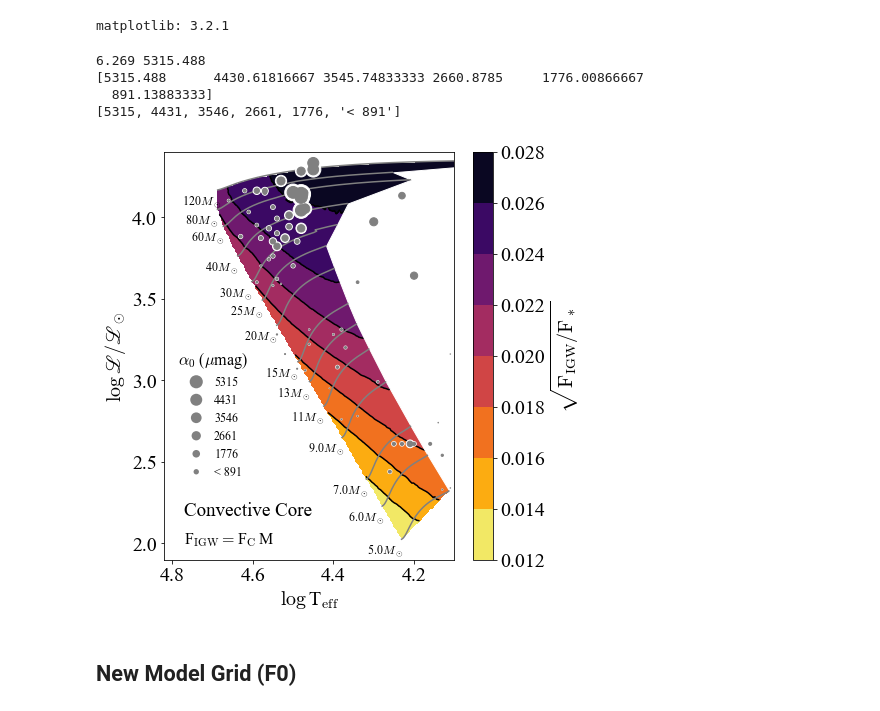
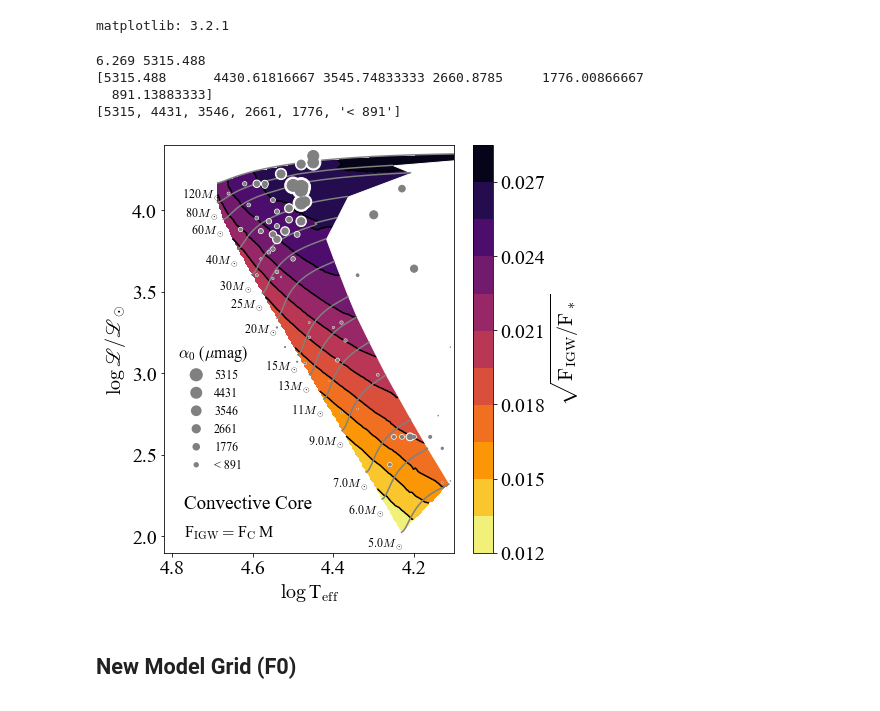
Before and after one commit to matteocantiello/rednoise, a Jupyter notebook: rednoise.ipynb, the cells around one changed output. Drawn from its saved outputs; the diff is of its cells as text; code cells hidden in the pictures.

```diff
--- a/rednoise.ipynb
+++ b/rednoise.ipynb
@@ -2270,8 +2270,8 @@ def read_models(location,lis):
     Xi, Yi = np.meshgrid(xi, yi)
     zi = interpolator(Xi, Yi)
 
-    ax.contour(xi, yi, zi, 14, colors='k')
-    cntr1 = ax.contourf(xi, yi, zi, 14, cmap='inferno_r') #cmap="YlOrRd")
+    ax.contour(xi, yi, zi, 10, colors='k')
+    cntr1 = ax.contourf(xi, yi, zi, 10, cmap='inferno_r') #cmap="YlOrRd")
     # fig.colorbar(cntr1, ax=ax).ax.set_ylabel(r'$\nu_{char}$ ($\mu$Hz)')
     fig.colorbar(cntr1, ax=ax).ax.set_ylabel(r'$\nu_{char}$ (d$^{-1}$)')
     plt.gca().invert_xaxis()
@@ -2450,8 +2450,8 @@ def read_models(location,lis):
     Xi, Yi = np.meshgrid(xi, yi)
     zi = interpolator(Xi, Yi)
 
-    ax.contour(xi, yi, zi, 14, colors='k')
-    cntr1 = ax.contourf(xi, yi, zi, 14, cmap='inferno_r') #cmap="YlOrRd")
+    ax.contour(xi, yi, zi, 10, colors='k')
+    cntr1 = ax.contourf(xi, yi, zi, 10, cmap='inferno_r') #cmap="YlOrRd")
     # fig.colorbar(cntr1, ax=ax).ax.set_ylabel(r'$\nu_{char}$ ($\mu$Hz)')
     fig.colorbar(cntr1, ax=ax).ax.set_ylabel(r'$\nu_{char}$ ($\mu$Hz)')
     plt.gca().invert_xaxis()
@@ -2628,8 +2628,8 @@ def read_models(location,lis):
     Xi, Yi = np.meshgrid(xi, yi)
     zi = interpolator(Xi, Yi)
 
-    ax.contour(xi, yi, zi, 8, colors='k',setlims=True)
-    cntr1 = ax.contourf(xi, yi, zi, 8, cmap='inferno_r',setlims=True) #cmap="YlOrRd")
+    ax.contour(xi, yi, zi, 10, colors='k',setlims=True)
+    cntr1 = ax.contourf(xi, yi, zi, 10, cmap='inferno_r',setlims=True) #cmap="YlOrRd")
     # fig.colorbar(cntr1, ax=ax).ax.set_ylabel(r'$\nu_{char}$ ($\mu$Hz)')
     fig.colorbar(cntr1, ax=ax).ax.set_ylabel(r'$\sqrt{{\rm F}_{\rm IGW}/{\rm F}_*}$')
     plt.gca().invert_xaxis()
@@ -2700,34 +2700,34 @@ def read_models(location,lis):
     leg = plt.legend([l1,l2, l3, l4, l5, l6], scatt_label, frameon=False,
           fontsize=12,handlelength=2,   bbox_to_anchor=(0.02,0.18),
           loc='lower left', title=r"$\alpha_0$ ($\mu$mag)", markerscale=0.18) # 0.18 determined by making larger symbol match with plot. Still not sure how to do this properly...
 
     ############################
 
 
     ax.text(4.77,2.17,'Convective Core',fontsize=19)
     ax.text(4.77,2.0,r'F$_{\rm IGW} = $F$_{\rm C}\, $M ',fontsize=16)
 
 
     ax.set_xlabel(r'$\log\, $T$_{\rm eff}$')
     ax.set_ylabel(r'$\log\, \mathscr{L} / \mathscr{L}_\odot$')
    # ax.text(4.77,2.13,'Convective Core',fontsize=18)
    # ax.text(4.77,2.0,r'F$_{\rm IGW} = $F$_{\rm C}\, $M ',fontsize=17)
 
     ax.set_xlim([4.82,4.1])
     #ax.set_ylim([2.5,6.25])
     ax.set_ylim([1.9,4.4])
  #   plt.title(r'Photometric Amplitude $\alpha_0$')
     plt.savefig(FIGURES+"relative_flux_IGW_ahp_core_rednoise_data.pdf",bbox_inches='tight')
 
 
 
 read_models(DIR,mods)
 # %% [output]
 6.269 5315.488
 [5315.488      4430.61816667 3545.74833333 2660.8785     1776.00866667
   891.13883333]
 [5315, 4431, 3546, 2661, 1776, '< 891']
-[figure, old version]
+[figure, new version]
 # %% [markdown]
 ## New Model Grid (F0)
 # %%
```
Also changed, not shown: parts of 10 cells of this notebook.
